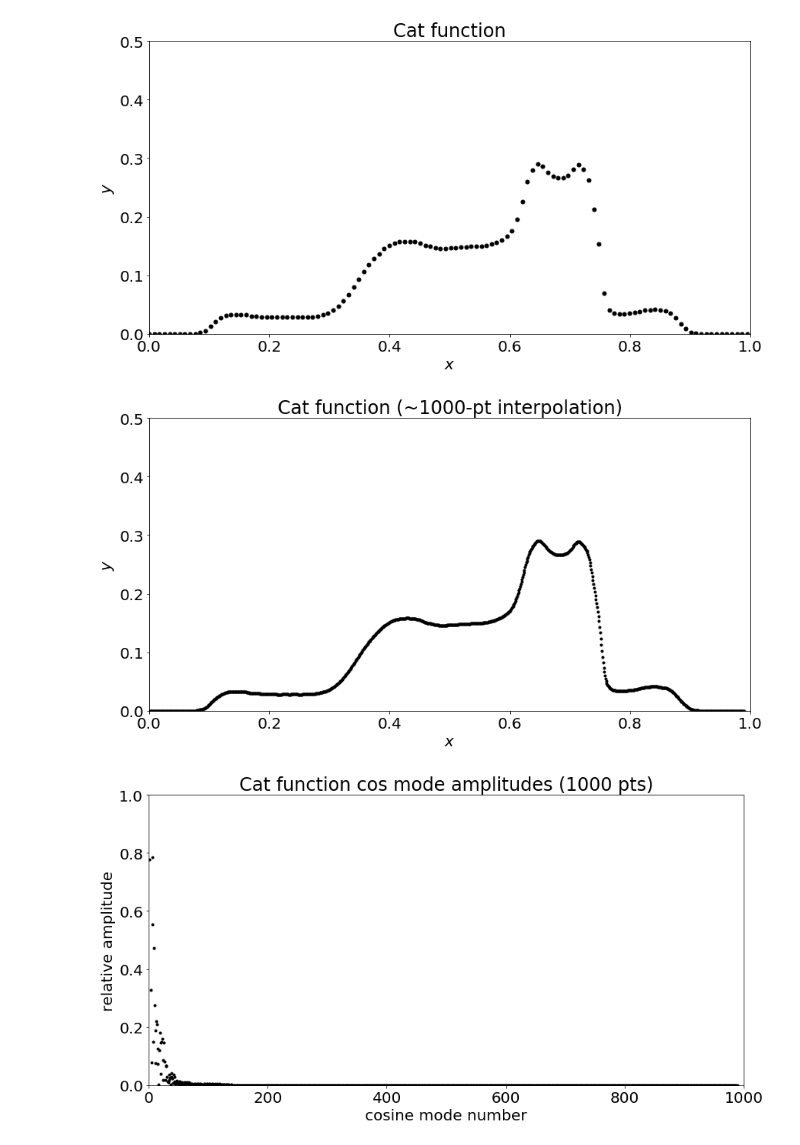
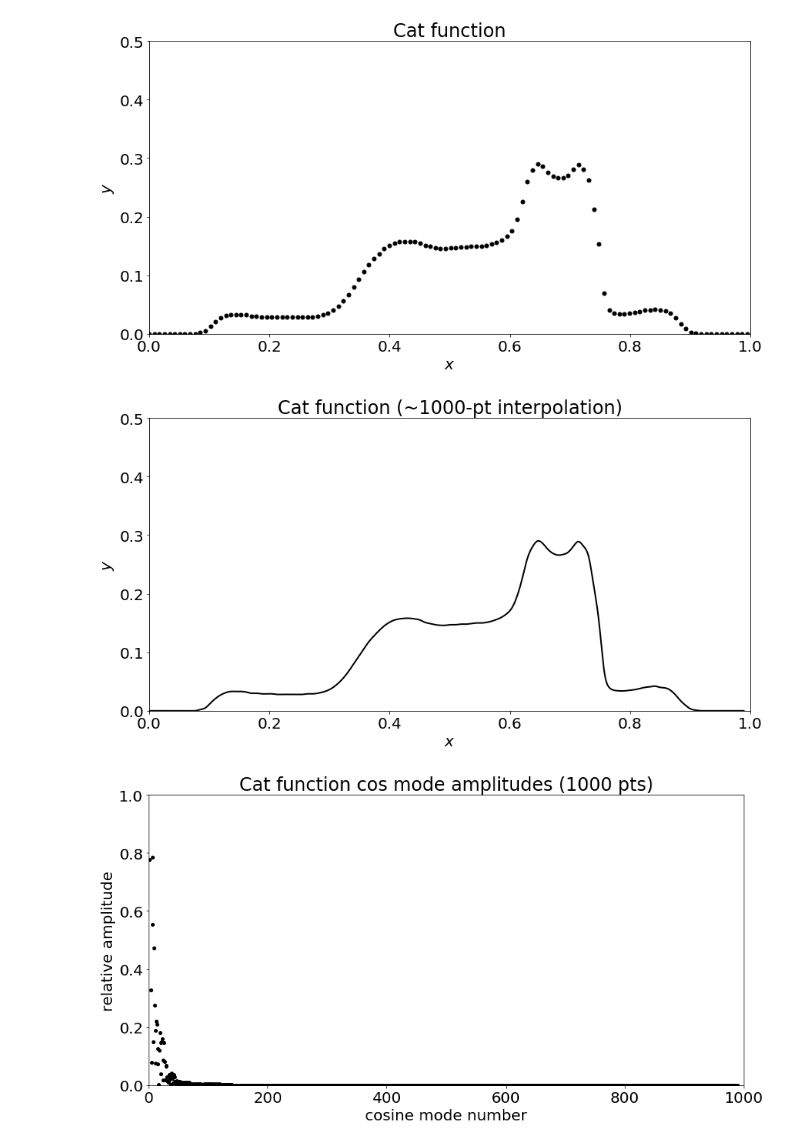
Before and after one commit to bradleypmartin/LinearAlgebraGeekout190405, a Jupyter notebook: 1D image compression.ipynb, the cells around one changed output. Cells and saved outputs as stored; diff of their text form; code cells hidden in the pictures.

```diff
--- a/1D image compression.ipynb
+++ b/1D image compression.ipynb
@@ -74,28 +74,28 @@ plt.show()
 # %%
 # creating interpolant
 f = interpolate.interp1d(x, y, kind = 'cubic')
 
 xfine = np.arange(0,0.99,0.001);
 yfine = f(xfine);
 
 plt.figure(figsize=(14,7))
 plt.rcParams['font.size'] = 20
 
-lines = plt.plot(xfine, yfine, 'o')
+lines = plt.plot(xfine, yfine)
 
-plt.setp(lines[0], markersize=3, color='k')
+plt.setp(lines[0], linewidth = 2, color='k')
 
 #plt.legend(('$y = -x^2 + 2x + 1$', '$y = x^2/2 + 2x + 1$'),
 #           loc='upper right', bbox_to_anchor=(1.6, 0.95), fancybox=True, shadow=True)
 
 plt.xlim(0,1)
 plt.ylim(0,0.5)
 plt.xlabel('$x$')
 plt.ylabel('$y$')
 plt.title('Cat function (~1000-pt interpolation)')
 plt.show()
 # %% [output]
-[figure, old version]
+[figure, new version]
 # %%
 # dct of finely-resolved cat plot
 
```
Also changed, not shown: parts of 7 cells of this notebook.
